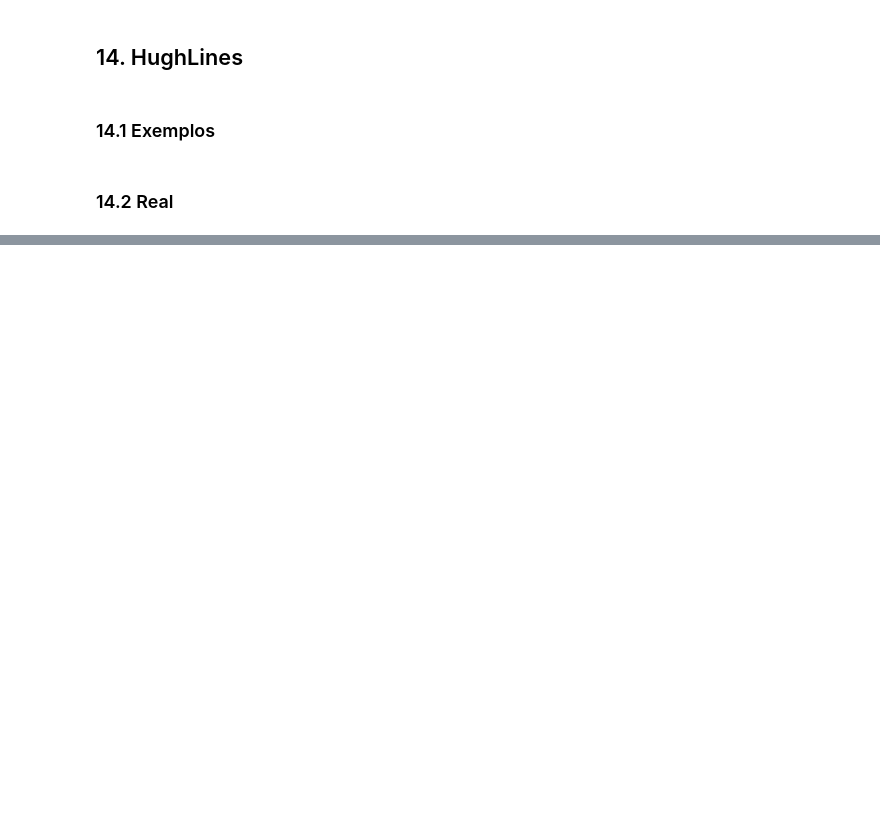
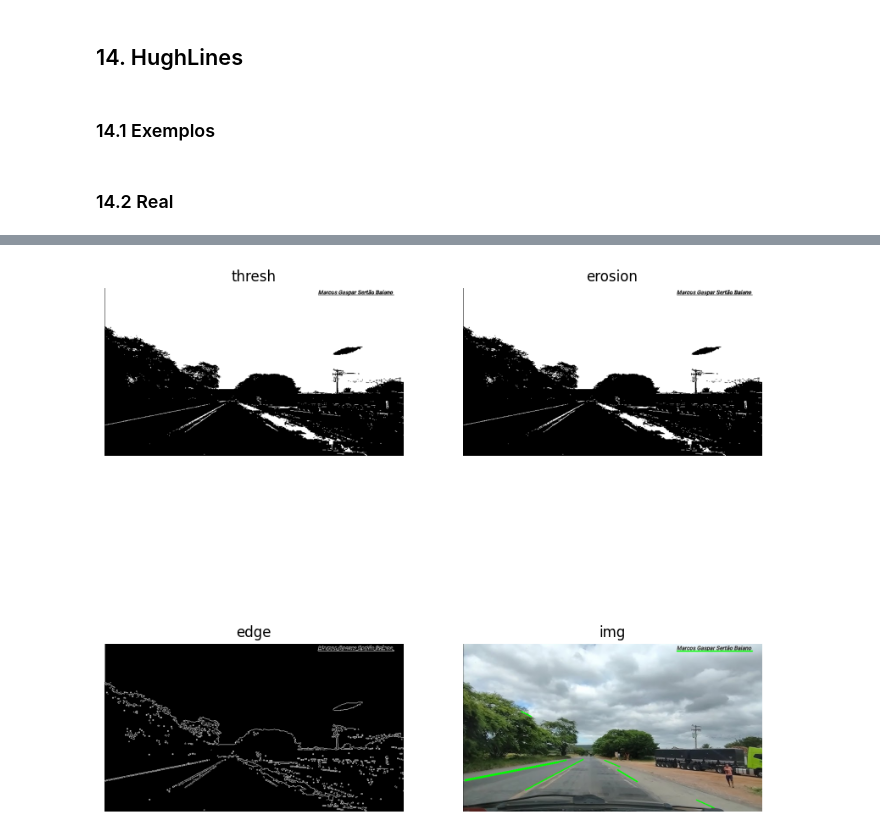
Before and after one commit to anddfreitas/python-study, a Jupyter notebook: ComputerVision/OpenCV/opencv2.ipynb, the cells around one changed output, grey strips where cells are left out. Drawn from its saved outputs; the diff is of its cells as text; code cells hidden in the pictures; blank space fills up the shorter version.

```diff
--- a/ComputerVision/OpenCV/opencv2.ipynb
+++ b/ComputerVision/OpenCV/opencv2.ipynb
@@ -979,0 +997,58 @@ plt.show()
+# %%
+import cv2
+import numpy as np
+import matplotlib.pyplot as plt
+import pandas as pd
+
+img = cv2.imread('./media/br.jpg')
+img = cv2.cvtColor(img, cv2.COLOR_BGR2RGB)
+gray = cv2.cvtColor(img, cv2.COLOR_BGR2GRAY)
+
+# Threshold
+minThresh = 150
+maxThresh = 255
+_, thresh = cv2.threshold(gray, minThresh, maxThresh, cv2.THRESH_BINARY)
+
+# Kernel
+kernelSize = (1,1)
+kernel = np.ones(kernelSize, np.uint8)
+
+# Erosion
+iterations = 1
+erosion = cv2.erode(thresh, kernel, iterations= iterations)
+
+# Canny
+threshMin = 100
+threshMax = 200
+aperture = 3
+edge = cv2.Canny(erosion, threshMin, threshMax, apertureSize= aperture)
+
+# Hughlines
+rho_ = 1
+thresh_ = 100
+minLenght = 20
+maxGap = 5
+lines = cv2.HoughLinesP(edge,rho_,np.pi/180, thresh_,minLineLength=minLenght,maxLineGap=maxGap)
+
+if lines is not None:
+    for line in lines:
+        x1, y1, x2, y2 = line[0]
+        cv2.line(img, (x1, y1), (x2, y2), (0, 255, 0), 2)
+else:
+    print("Nenhuma linha foi detectada.")
+
+mostrar = [thresh, erosion, edge, img]
+titles = ['thresh', 'erosion', 'edge', 'img']
+linhas = 2
+colunas = 2
+
+plt.figure(figsize=(10, 10))
+for i in range(len(mostrar)):
+    if i+1 >= 1:
+        plt.subplot(linhas, colunas, i+1)
+        plt.imshow(mostrar[i], cmap='gray')
+        plt.title(titles[i])
+        plt.axis('off')
+plt.show()
+# %% [output]
+[figure, added]
```
Also changed, not shown: parts of 11 cells of this notebook, 1 other file.
